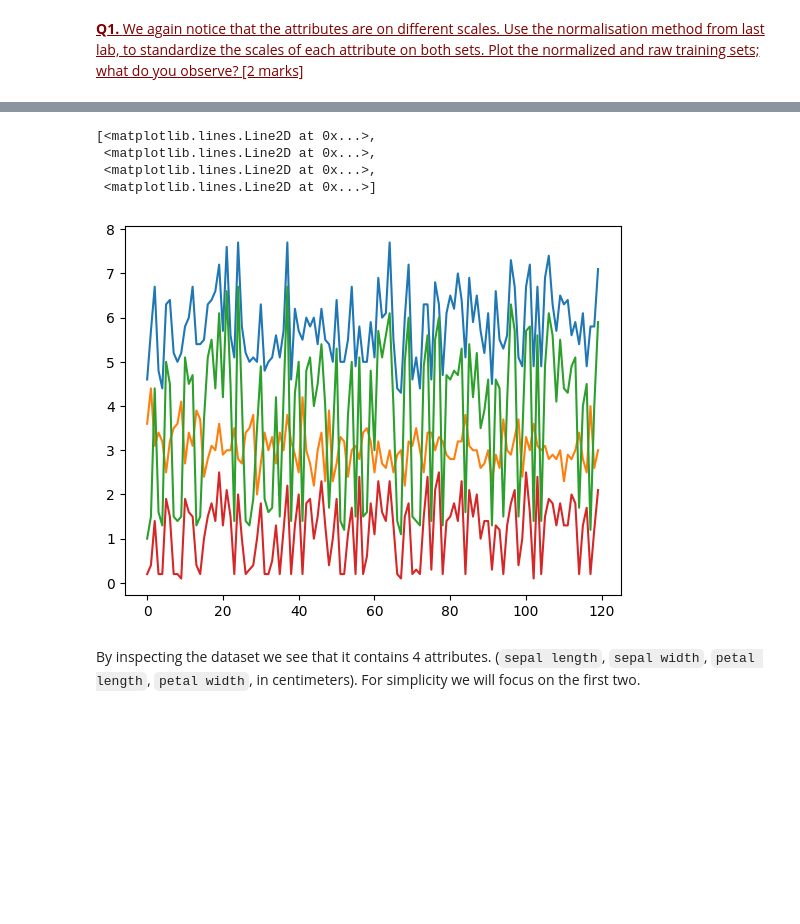
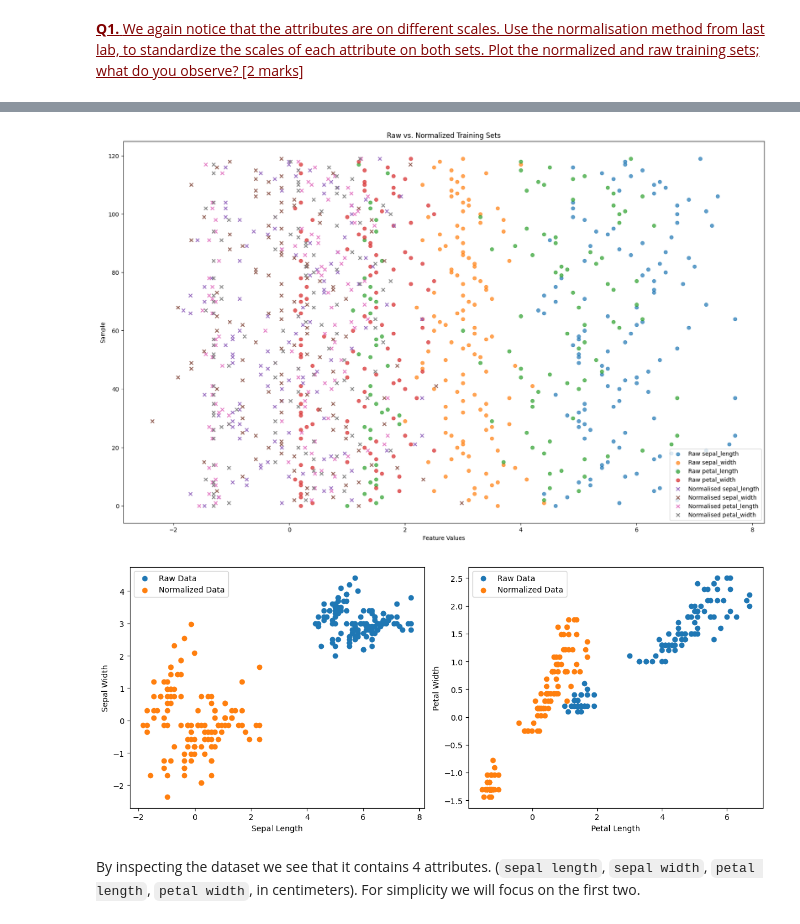
Before and after one commit to kianahs/Machine-Learning, a Jupyter notebook: wk4_Classification_I.ipynb, the cells around one changed output, grey strips where cells are left out. Cells and saved outputs as stored; diff of their text form; code cells hidden in the pictures; blank space fills up the shorter version.

```diff
--- a/wk4_Classification_I.ipynb
+++ b/wk4_Classification_I.ipynb
@@ -112,8 +85,40 @@ plt.scatter(x_train)
-# %%
-plt.plot(x_train_original)
-# %% [output]
-[<matplotlib.lines.Line2D at 0x...>,
- <matplotlib.lines.Line2D at 0x...>,
- <matplotlib.lines.Line2D at 0x...>,
- <matplotlib.lines.Line2D at 0x...>]
-[figure, removed]
+# %%
+plt.figure(figsize=(20, 12))
+plt.title("Raw vs. Normalized Training Sets")
+features = ["sepal_length", "sepal_width", "petal_length", "petal_width"]
+# Plot raw data in blue
+for i in range(4):
+    plt.scatter(x_train_original[:, i], range(len(x_train_original)), label="Raw {}".format(features[i]), marker='o', alpha=0.7)
+
+# Plot normalized data in orange
+for i in range(4):
+    plt.scatter(x_train[:, i], range(len(x_train)), label= "Normalised {}".format(features[i]), marker='x', alpha=1)
+
+plt.xlabel("Feature Values")
+plt.ylabel("Sample")
+plt.legend()
+plt.show()
+# %% [output]
+[figure, added]
+# %%
+fig, axes = plt.subplots(1, 2, figsize=(12, 5))
+
+axes[0].scatter(x_train_original[:,0], x_train_original[:,1], label="Raw Data")
+axes[0].scatter(x_train[:,0], x_train[:,1], label="Normalized Data")
+axes[0].set_xlabel("Sepal Length")
+axes[0].set_ylabel("Sepal Width")
+axes[0].legend()
+
+
+axes[ 1].scatter(x_train_original[:,2], x_train_original[:,3], label="Raw Data")
+axes[ 1].scatter(x_train[:,2], x_train[:,3], label="Normalized Data")
+axes[ 1].set_xlabel("Petal Length")
+axes[ 1].set_ylabel("Petal Width")
+axes[ 1].legend()
+
+
+# Show the plots
+plt.tight_layout()
+plt.show()
+# %% [output]
+[figure, added]
```
Also changed, not shown: parts of 11 cells of this notebook.
